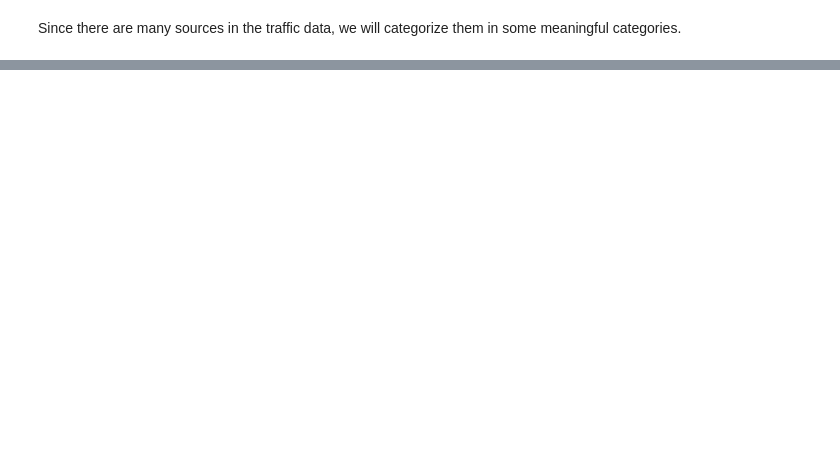
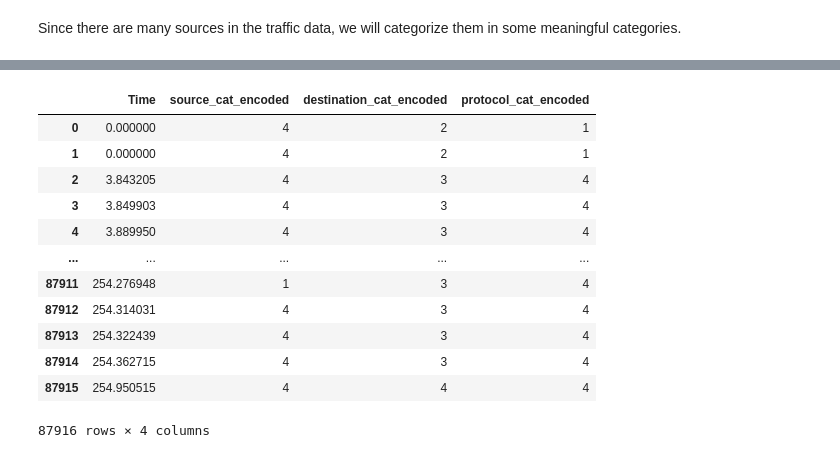
Before and after one commit to yamphurai/Misc, a Jupyter notebook: FinalProject.ipynb, the cells around one changed output, grey strips where cells are left out. Saved outputs shown, nothing was run; the diff lists cells and outputs as text; code cells hidden in the pictures; blank space fills up the shorter version.

```diff
--- a/FinalProject.ipynb
+++ b/FinalProject.ipynb
@@ -190,0 +296,20 @@ data['source_encoded'] = label_encoder.fit_transform(data['Source']) + 1  # Star
+# %%
+# pick only the encoded columns for final dataset
+dataset = data[["Time", "source_cat_encoded", "destination_cat_encoded", "protocol_cat_encoded"]]
+# %%
+# overview of the final dataset
+dataset
+# %% [output]
+|  | Time | source_cat_encoded | destination_cat_encoded | protocol_cat_encoded |
+| 0 | 0.000000 | 4 | 2 | 1 |
+| 1 | 0.000000 | 4 | 2 | 1 |
+| 2 | 3.843205 | 4 | 3 | 4 |
+| 3 | 3.849903 | 4 | 3 | 4 |
+| 4 | 3.889950 | 4 | 3 | 4 |
+| ... | ... | ... | ... | ... |
+| 87911 | 254.276948 | 1 | 3 | 4 |
+| 87912 | 254.314031 | 4 | 3 | 4 |
+| 87913 | 254.322439 | 4 | 3 | 4 |
+| 87914 | 254.362715 | 4 | 3 | 4 |
+| 87915 | 254.950515 | 4 | 4 | 4 |
+87916 rows × 4 columns
```
Also changed, not shown: parts of 42 cells of this notebook.
